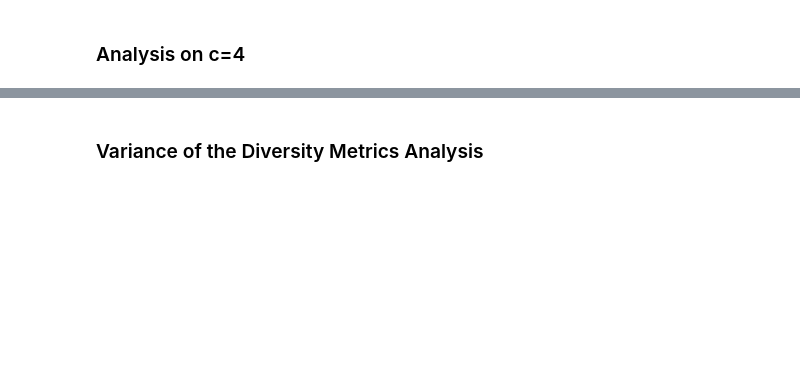
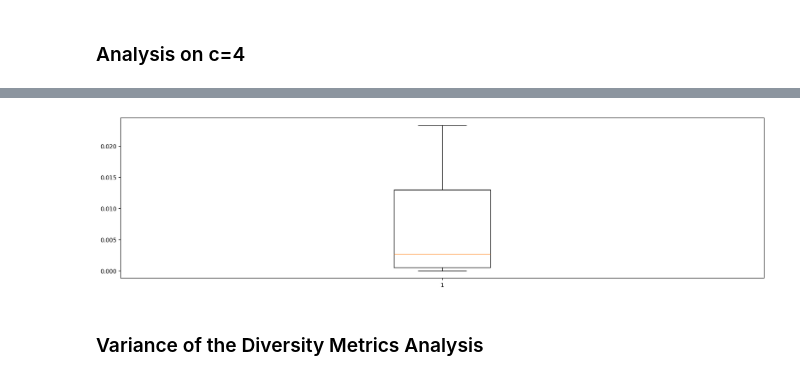
Before and after one commit to seyfdall/Thinned_Rescomp, a Jupyter notebook: data_analysis.ipynb, the cells around one changed output, grey strips where cells are left out. Cells and saved outputs as stored; diff of their text form; code cells hidden in the pictures; blank space fills up the shorter version.

```diff
--- a/data_analysis.ipynb
+++ b/data_analysis.ipynb
@@ -172,2 +234,7 @@ create_plots(mean_values, thresholds=[3, 100000, 100000, 10], cutoff=False)
+# %%
+plt.boxplot(div_der)
+plt.show()
+# %% [output]
+[figure, added]
 # %% [markdown]
 ### Variance of the Diversity Metrics Analysis
```
Also changed, not shown: parts of 14 cells of this notebook, 17 other files.
